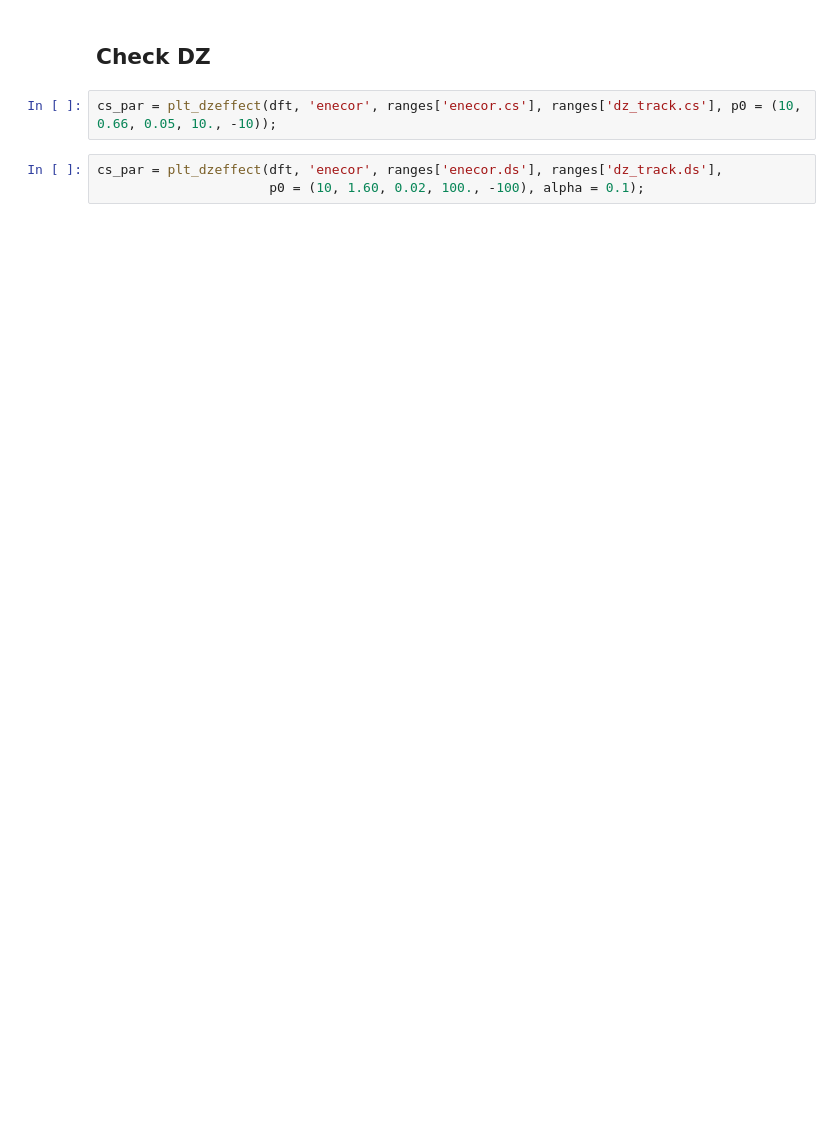
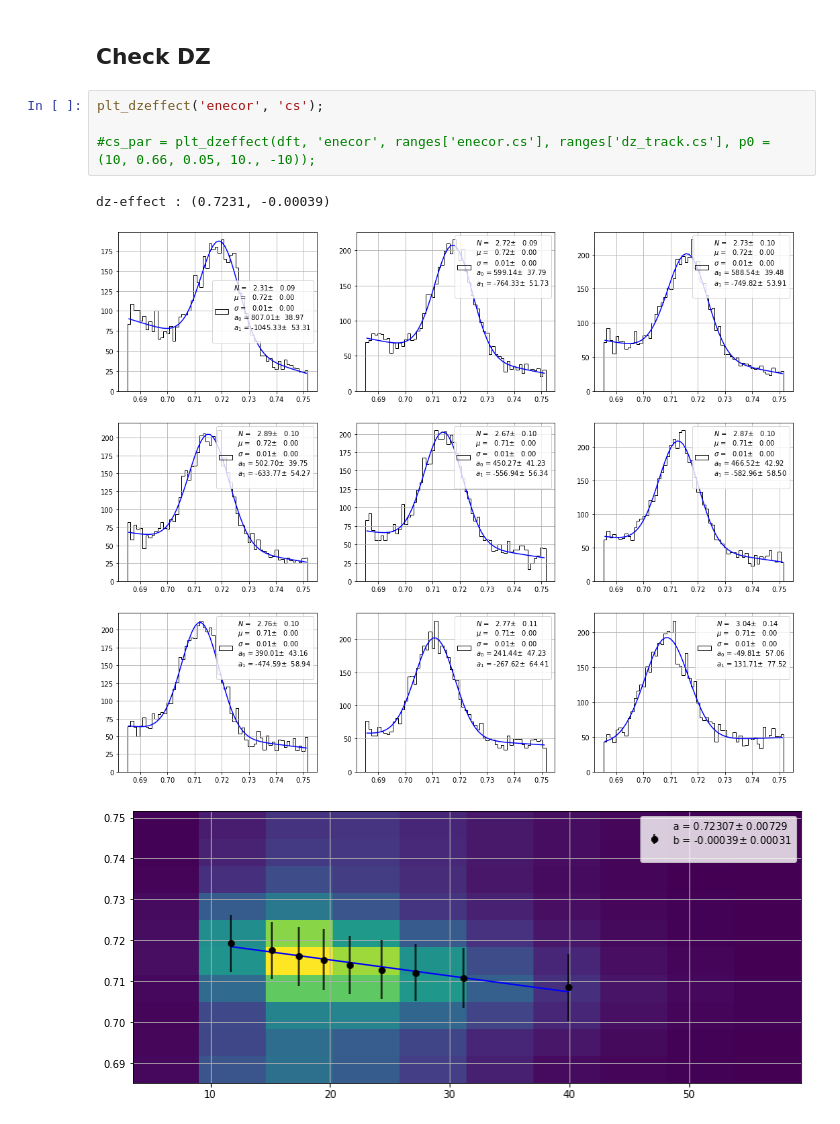
Before and after one commit to jahernando/next, a Jupyter notebook: NB/demo/demo_energy_resolution_run7.ipynb, the cells around one changed output. Cells and saved outputs as stored; diff of their text form; blank space fills up the shorter version.

```diff
--- a/NB/demo/demo_energy_resolution_run7.ipynb
+++ b/NB/demo/demo_energy_resolution_run7.ipynb
@@ -212,7 +188,10 @@ resolution R = 1.9052 +- 0.04127
 # %% [markdown]
 ## Check DZ
 # %%
-cs_par = plt_dzeffect(dft, 'enecor', ranges['enecor.cs'], ranges['dz_track.cs'], p0 = (10, 0.66, 0.05, 10., -10));
+plt_dzeffect('enecor', 'cs');
+
+#cs_par = plt_dzeffect(dft, 'enecor', ranges['enecor.cs'], ranges['dz_track.cs'], p0 = (10, 0.66, 0.05, 10., -10));
+# %% [output]
+dz-effect : (0.7231, -0.00039)
+[figure, added]
+[figure, added]
-# %%
-cs_par = plt_dzeffect(dft, 'enecor', ranges['enecor.ds'], ranges['dz_track.ds'],
-                      p0 = (10, 1.60, 0.02, 100., -100), alpha = 0.1);
```
Also changed, not shown: parts of 11 cells of this notebook.
